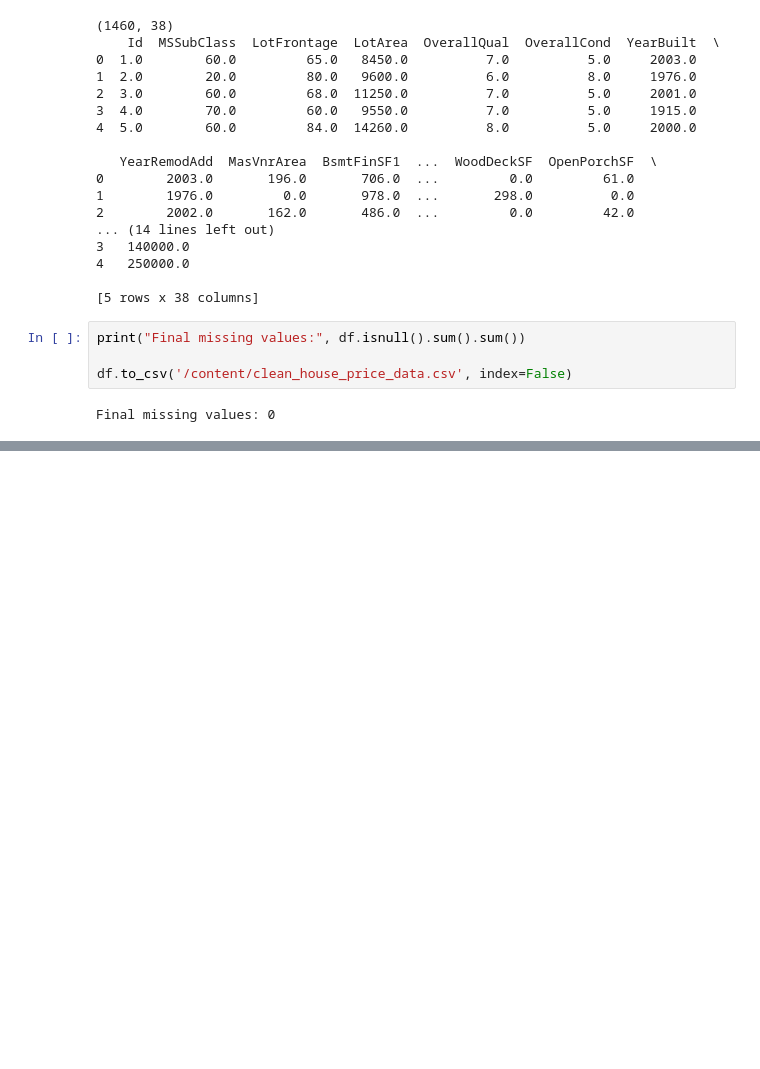
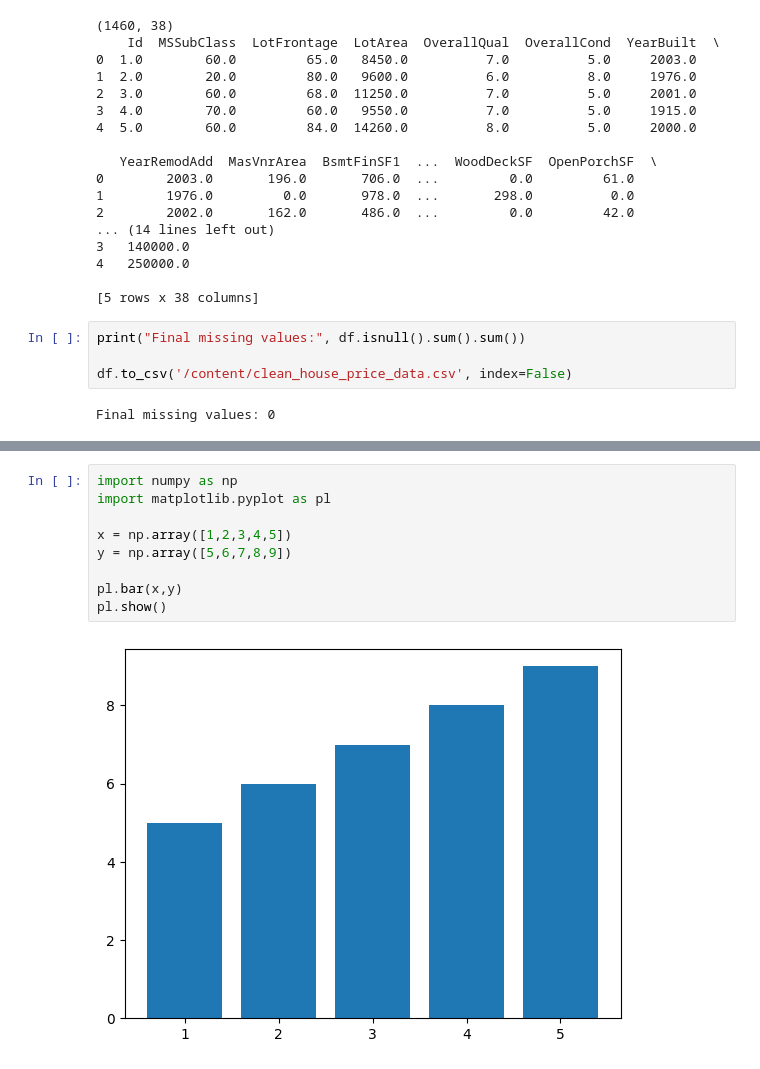
Before and after one commit to SakshamKumarGahoi/DATASCIENCE, a Jupyter notebook: DataScience_Class_Assignments.ipynb, the cells around one changed output, grey strips where cells are left out. Saved outputs shown, nothing was run; the diff lists cells and outputs as text; blank space fills up the shorter version.

```diff
--- a/DataScience_Class_Assignments.ipynb
+++ b/DataScience_Class_Assignments.ipynb
@@ -290,0 +303,11 @@ Final missing values: 0
+# %%
+import numpy as np
+import matplotlib.pyplot as pl
+
+x = np.array([1,2,3,4,5])
+y = np.array([5,6,7,8,9])
+
+pl.bar(x,y)
+pl.show()
+# %% [output]
+[figure, added]
```
Also changed, not shown: parts of 4 cells of this notebook.
